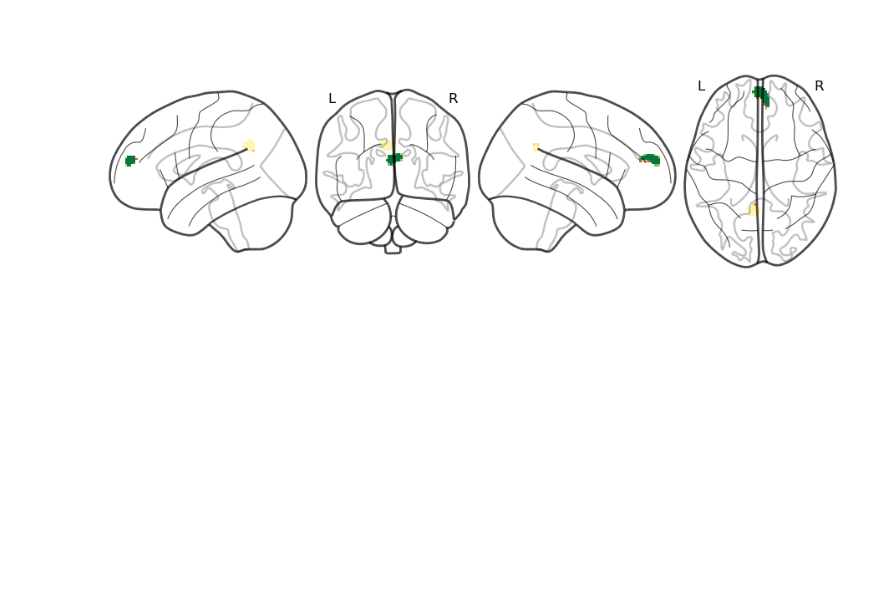
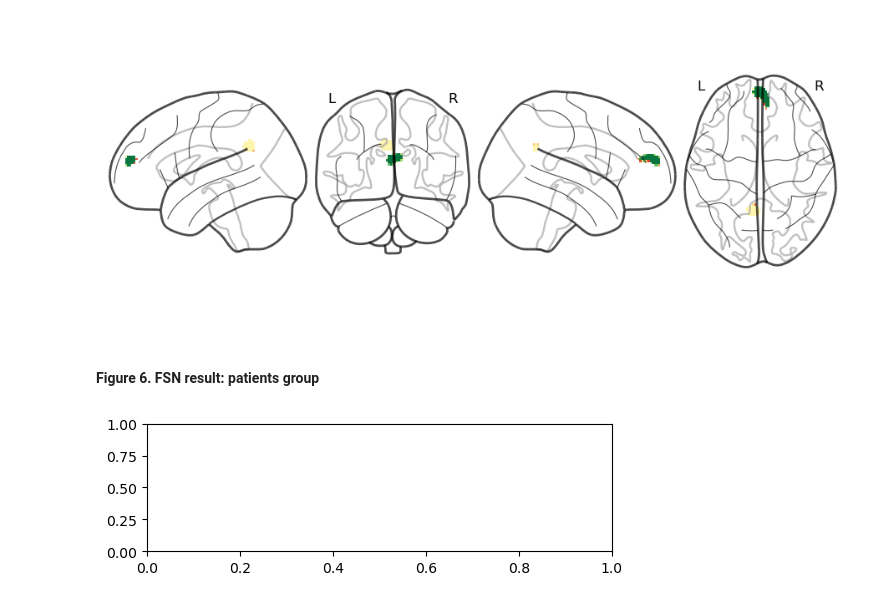
Before and after one commit to shanshan717/Self_Psych_Meta, a Jupyter notebook: code/py03_figures.ipynb, the cells around one changed output. Saved outputs shown, nothing was run; the diff lists cells and outputs as text; code cells hidden in the pictures; blank space fills up the shorter version.

Commit message:
add fsn results for patient group

```diff
--- a/code/py03_figures.ipynb
+++ b/code/py03_figures.ipynb
@@ -197,3 +197,14 @@ _ = ax1.annotate("All semantic cognition", xy=(0.035, 0.96), xycoords="axes frac
 
 # Save to PDF
 fig10.savefig("../results/figures/fig10.pdf")
+# %% [markdown]
+#### Figure 6.  FSN result:  patients group
+# %%
+makedirs("../results/figures", exist_ok=True)
+scaling = 2 / 30
+figsize = (90 * scaling, 110 * scaling)
+fig6 = plt.figure(figsize=figsize)
+gs = fig6.add_gridspec(110, 90)
+ax1 = fig6.add_subplot(gs[1:26, :])
+# %% [output]
+[figure, added]
```
Also changed, not shown: parts of 4 cells of this notebook, 37 other files.
